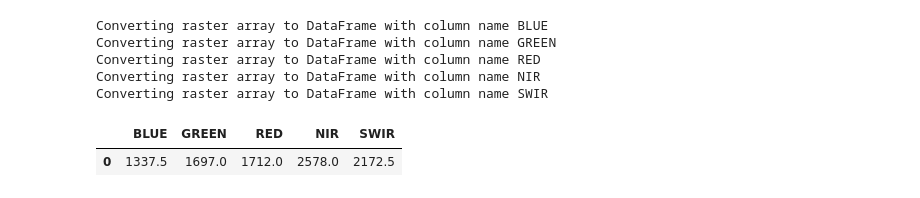
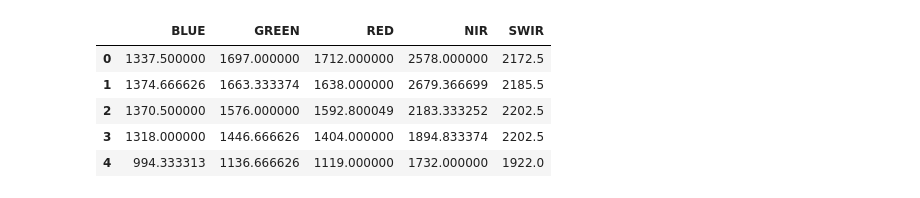
Before and after one commit to RJLA/GeoAI-ISPRS-SS, a Jupyter notebook: II.11.End-to-End-Classification-To-Raster.ipynb, the cells around one changed output. Cells and saved outputs as stored; diff of their text form; code cells hidden in the pictures.

```diff
--- a/II.11.End-to-End-Classification-To-Raster.ipynb
+++ b/II.11.End-to-End-Classification-To-Raster.ipynb
@@ -15,24 +15,23 @@ BAND_NAMES = ["BLUE", "GREEN", "RED", "NIR", "SWIR"]
 # %%
 df_bands = []
 array = raster_ops.raster_to_array(RASTER_PATH)
 raster_dimension = raster_ops.get_raster_dimensions(RASTER_PATH)
 
 
 for band_index, band_name in zip(range(N_BANDS), BAND_NAMES):
     flat = raster_ops.flatten_array(array, band_index)
     df = df_ops.convert_to_df(flat, band_name)
     df = df.loc[~(df == 0).all(axis=1)]  # remove rows if all of its column is zero
     df_bands.append(df)
 final_df_per_bands = pd.concat(df_bands, axis=1).astype('float64')
-final_df_per_bands.head(1)
+final_df_per_bands.head()
 # %% [output]
-Converting raster array to DataFrame with column name BLUE
-Converting raster array to DataFrame with column name GREEN
-Converting raster array to DataFrame with column name RED
-Converting raster array to DataFrame with column name NIR
-Converting raster array to DataFrame with column name SWIR
 |  | BLUE | GREEN | RED | NIR | SWIR |
-| 0 | 1337.5 | 1697.0 | 1712.0 | 2578.0 | 2172.5 |
+| 0 | 1337.500000 | 1697.000000 | 1712.000000 | 2578.000000 | 2172.5 |
+| 1 | 1374.666626 | 1663.333374 | 1638.000000 | 2679.366699 | 2185.5 |
+| 2 | 1370.500000 | 1576.000000 | 1592.800049 | 2183.333252 | 2202.5 |
+| 3 | 1318.000000 | 1446.666626 | 1404.000000 | 1894.833374 | 2202.5 |
+| 4 | 994.333313 | 1136.666626 | 1119.000000 | 1732.000000 | 1922.0 |
 # %%
 with open("trained_models/kmeans_4.pkl", "rb") as file:
     kmeans_4 = pickle.load(file)
```
Also changed, not shown: parts of 8 cells of this notebook, 3 other files.
